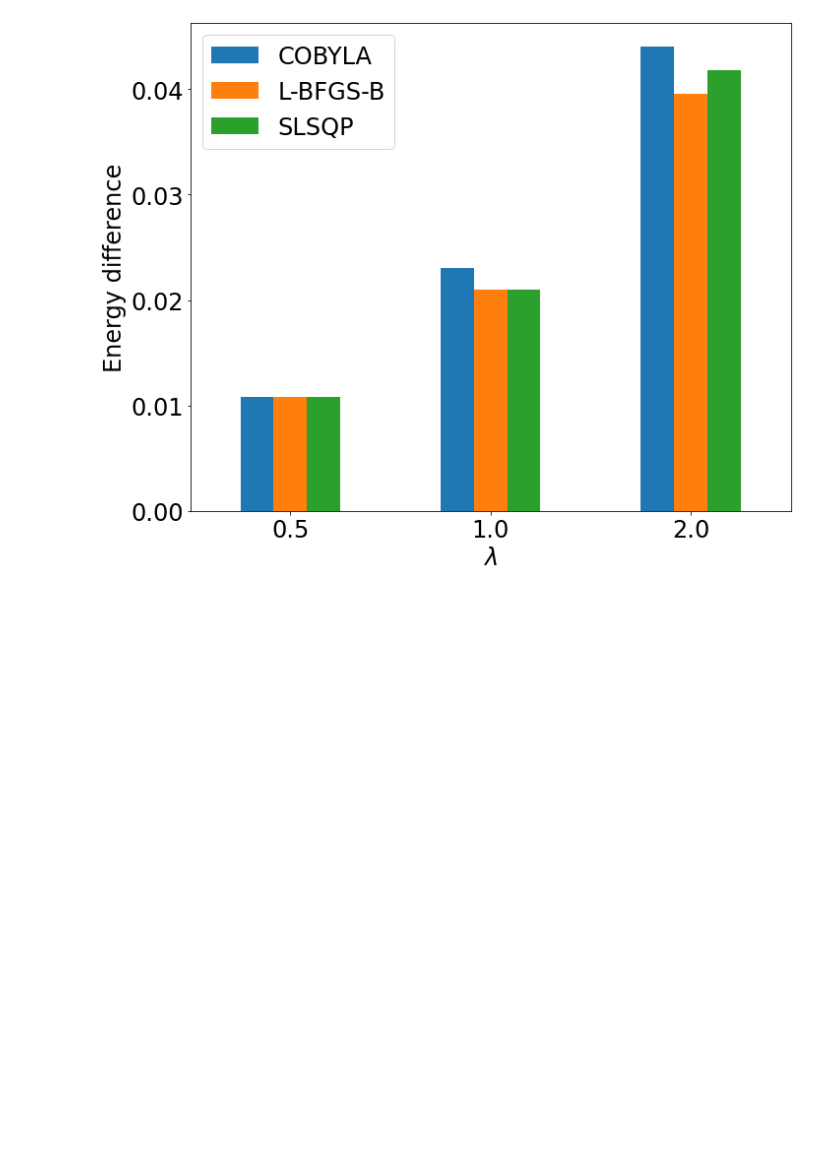
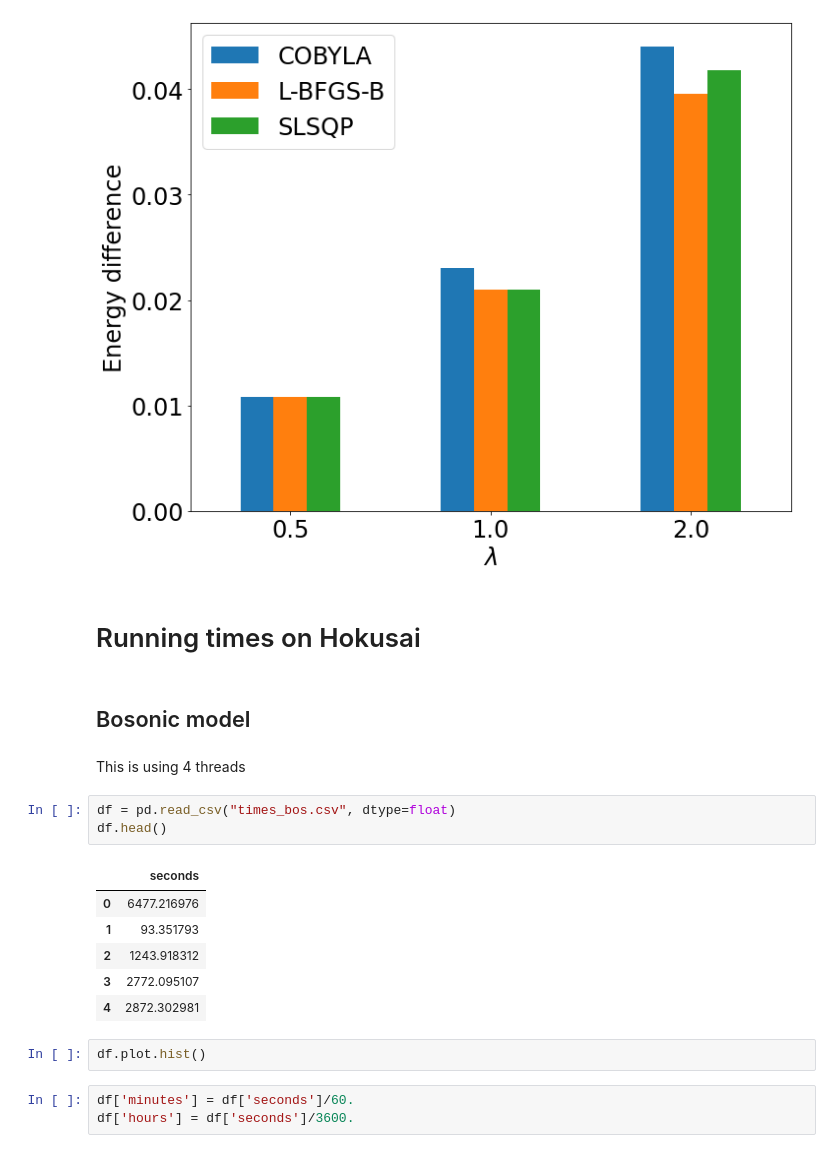
Before and after one commit to erinaldi/bmn2-qiskit, a Jupyter notebook: notebooks/00_figures.ipynb, the cells around one changed output. Drawn from its saved outputs; the diff is of its cells as text; blank space fills up the shorter version.

```diff
--- a/notebooks/00_figures.ipynb
+++ b/notebooks/00_figures.ipynb
@@ -410,3 +460,24 @@ plt.savefig("../figures/bosBMN_L4_couplings_e-diff_ry_depth3_reps10_max10000.png
 plt.savefig("../figures/bosBMN_L4_couplings_e-diff_ry_depth3_reps10_max10000.svg")
 # %% [output]
 [figure]
+# %% [markdown]
+# Running times on Hokusai
+# %% [markdown]
+## Bosonic model
+# %% [markdown]
+This is using 4 threads
+# %%
+df = pd.read_csv("times_bos.csv", dtype=float)
+df.head()
+# %% [output]
+|  | seconds |
+| 0 | 6477.216976 |
+| 1 | 93.351793 |
+| 2 | 1243.918312 |
+| 3 | 2772.095107 |
+| 4 | 2872.302981 |
+# %%
+df.plot.hist()
+# %%
+df['minutes'] = df['seconds']/60.
+df['hours'] = df['seconds']/3600.
```
Also changed, not shown: parts of 10 cells of this notebook, 3 other files.
